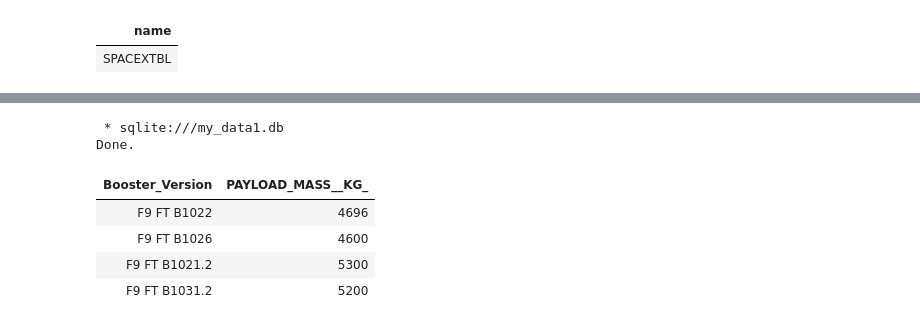
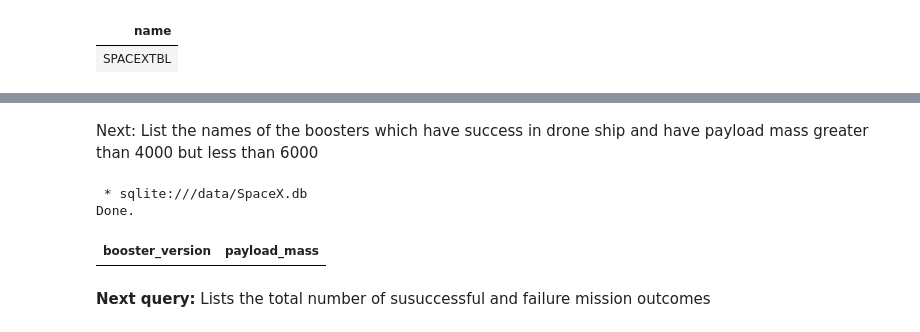
Before and after one commit to AntoineHocquet/spaceY, a Jupyter notebook: notebooks/sql-queries.ipynb, the cells around one changed output, grey strips where cells are left out. Saved outputs shown, nothing was run; the diff lists cells and outputs as text; code cells hidden in the pictures.

```diff
--- a/notebooks/sql-queries.ipynb
+++ b/notebooks/sql-queries.ipynb
@@ -129,17 +109,15 @@ Done.
-# %%
-# List the names of the boosters which have success in drone ship and have payload mass
-## greater than 4000 but less than 6000
-%%sql
-    select booster_version, payload_mass
-    from SPACEXTBL
-    where outcome = 'Success (drone ship)'
-    and payload_mass <= 6000 and payload_mass >= 4000
-# %% [output]
- * sqlite:///my_data1.db
-Done.
-| Booster_Version | PAYLOAD_MASS__KG_ |
-| F9 FT B1022 | 4696 |
-| F9 FT B1026 | 4600 |
-| F9 FT B1021.2 | 5300 |
-| F9 FT B1031.2 | 5200 |
+# %% [markdown]
+Next: List the names of the boosters which have success in drone ship and have payload mass greater than 4000 but less than 6000
+# %%
+%%sql
+    SELECT booster_version, payload_mass
+    FROM SPACEXTBL WHERE outcome = 'Success (drone ship)'
+    AND payload_mass <= 6000
+    AND payload_mass >= 4000
+# %% [output]
+ * sqlite:///data/SpaceX.db
+Done.
+| booster_version | payload_mass |
+# %% [markdown]
+**Next query:** Lists the total number of susuccessful and failure mission outcomes
 # %%
```
Also changed, not shown: parts of 20 cells of this notebook, 12 other files.
